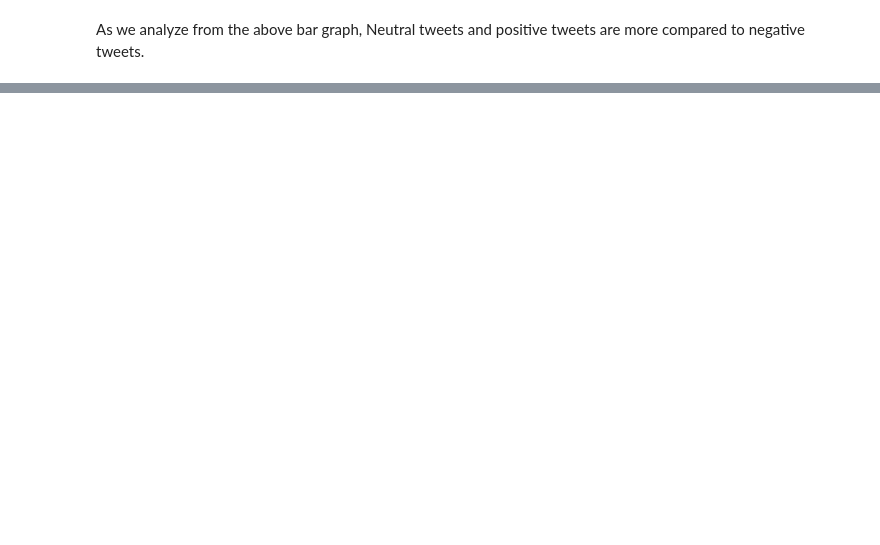
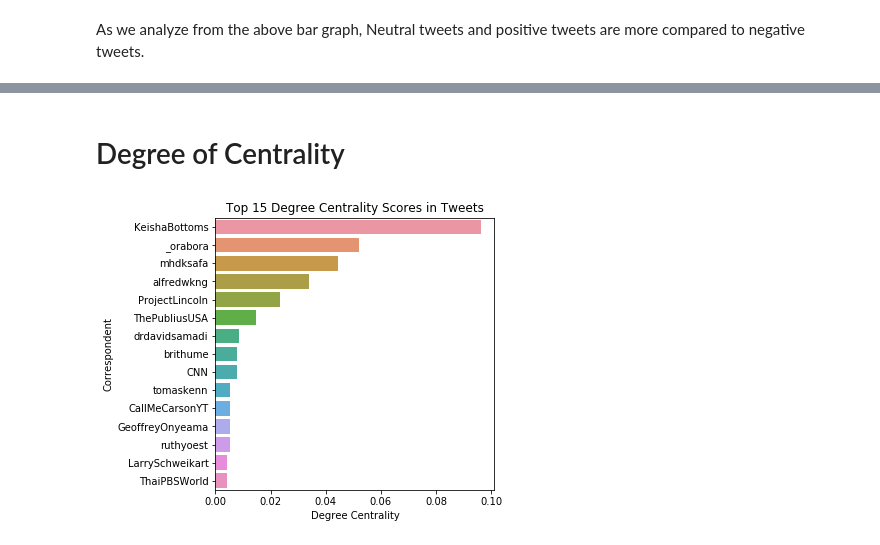
Before and after one commit to PriyaShaji/Data620-1, a Jupyter notebook: Final Project/Test Versions/Final_Project.ipynb, the cells around one changed output, grey strips where cells are left out. Drawn from its saved outputs; the diff is of its cells as text; code cells hidden in the pictures; blank space fills up the shorter version.

```diff
--- a/Final Project/Test Versions/Final_Project.ipynb
+++ b/Final Project/Test Versions/Final_Project.ipynb
@@ -362,0 +414,13 @@ As we analyze from the above bar graph, Neutral tweets and positive tweets are m
+# %%
+# Converting the tweets into dataframe
+tweet_data = [[tweet.user.screen_name, tweet.user.location, tweet.text] for tweet in tweets]
+tweets_df = pd.DataFrame(data = tweet_data,
+                        columns=['user', "location", "replies"])
+
+# Extracting the user names of people who tweeted back
+tweets_df = tweets_df[tweets_df['replies'].str.contains("RT")]
+tweets_df['replies'] = tweets_df['replies'].str.extract('([\\w @]+)')
+tweets_df['replies'] = tweets_df['replies'].str.replace('RT ', '')
+tweets_df['replies'] = tweets_df['replies'].str.replace('@', '')
+tweets_df
+tweets_df.head(20)
@@ -362,0 +525,27 @@ As we analyze from the above bar graph, Neutral tweets and positive tweets are m
+# %% [markdown]
+# Degree of Centrality
+# %%
+# Top Influential users
+cent = nx.degree_centrality(G_rt)
+name = []
+centrality = []
+
+# Iterating
+for key, value in cent.items():
+    name.append(key)
+    centrality.append(value)
+
+cent = pd.DataFrame()
+cent['name'] = name
+cent['centrality'] = centrality
+cent = cent.sort_values(by= 'centrality', ascending=False)
+
+# Creating plot
+plt.figure(figsize=(5, 5))
+_ = sns.barplot(x='centrality', y='name', data=cent[:15], orient='h')
+_ = plt.xlabel('Degree Centrality')
+_ = plt.ylabel('Correspondent')
+_ = plt.title('Top 15 Degree Centrality Scores in Tweets')
+plt.show()
+# %% [output]
+[figure, added]
```
Also changed, not shown: parts of 36 cells of this notebook.
